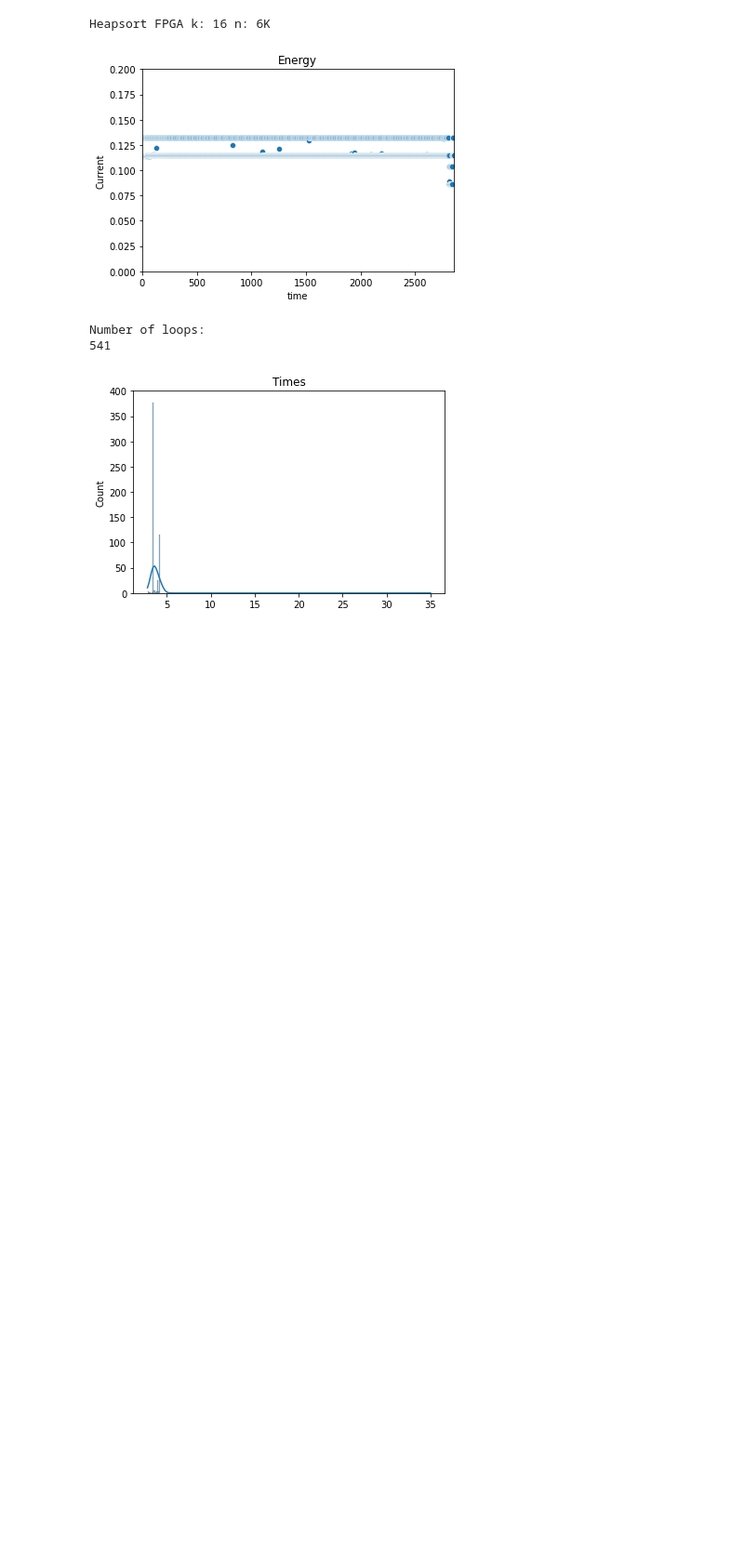
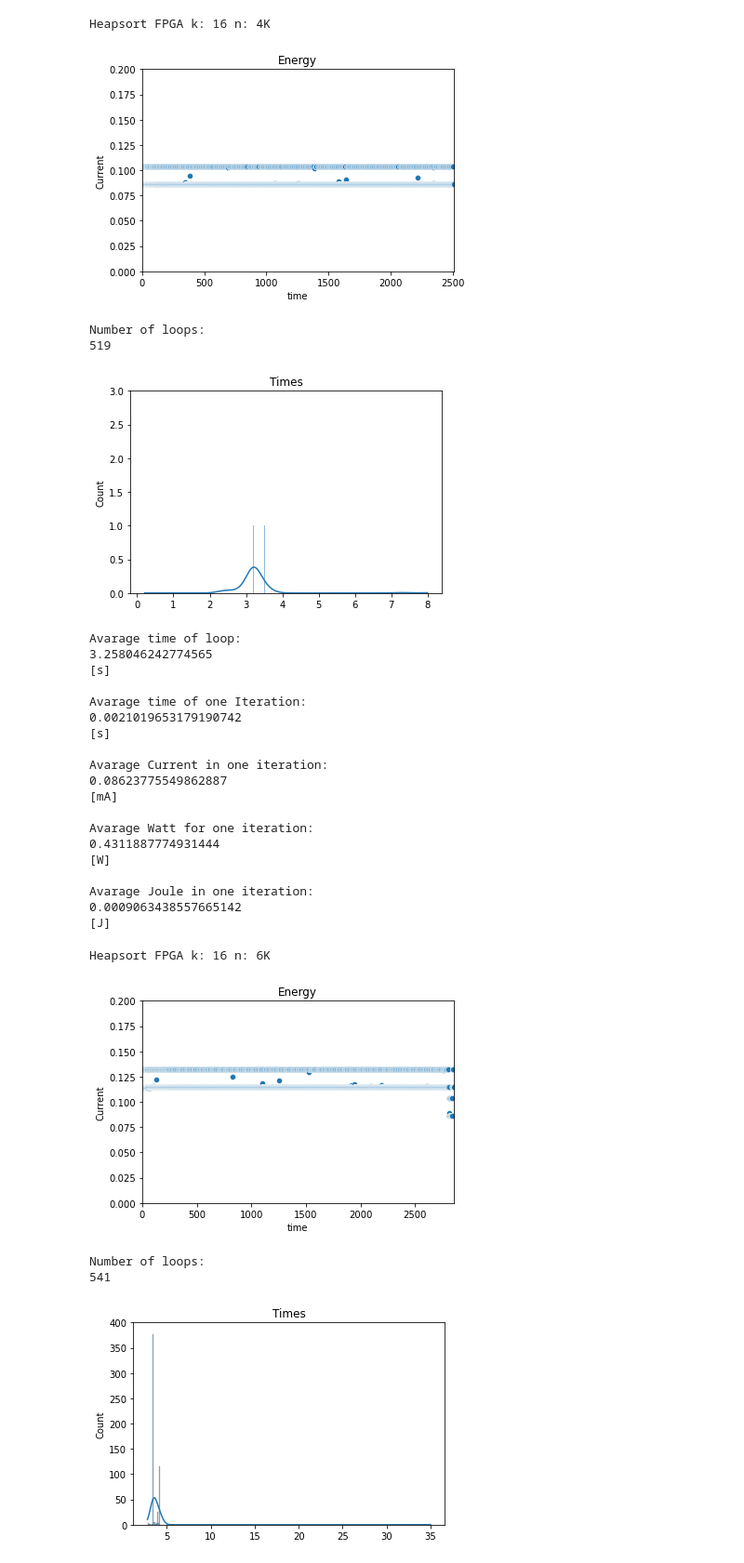
Before and after one commit to FPGA-Energy/heap-sort, a Jupyter notebook: Analysis/FPGA/FPGA-Data-Processing.ipynb, the cells around one changed output. Shown at 93% size. Cells and saved outputs as stored; diff of their text form; code cells hidden in the pictures; blank space fills up the shorter version.

```diff
--- a/Analysis/FPGA/FPGA-Data-Processing.ipynb
+++ b/Analysis/FPGA/FPGA-Data-Processing.ipynb
@@ -165,6 +165,31 @@ resetLists()
 # %%
 #      (Data, Greater than means spike, hist ylim, Repetions in loop, Name)
-#runData(df4k, 0.09,                     3,         1550,              "Heapsort FPGA k: 16 n: 4K")
+runData(df4k, 0.09,                     3,         1550,              "Heapsort FPGA k: 16 n: 4K")
+# %% [output]
+Heapsort FPGA k: 16 n: 4K
+[figure, added]
+Number of loops:
+519
+[figure, added]
+Avarage time of loop:
+3.258046242774565
+[s]
+
+Avarage time of one Iteration:
+0.0021019653179190742
+[s]
+
+Avarage Current in one iteration:
+0.08623775549862887
+[mA]
+
+Avarage Watt for one iteration:
+0.4311887774931444
+[W]
+
+Avarage Joule in one iteration:
+0.0009063438557665142
+[J]
 # %%
 #      (Data, Greater than means spike, hist ylim, Repetions in loop, Name)
 runData(df6k, 0.125,                    400,       1033,              "Heapsort FPGA k: 16 n: 6K")
```
Also changed, not shown: parts of 26 cells of this notebook.
